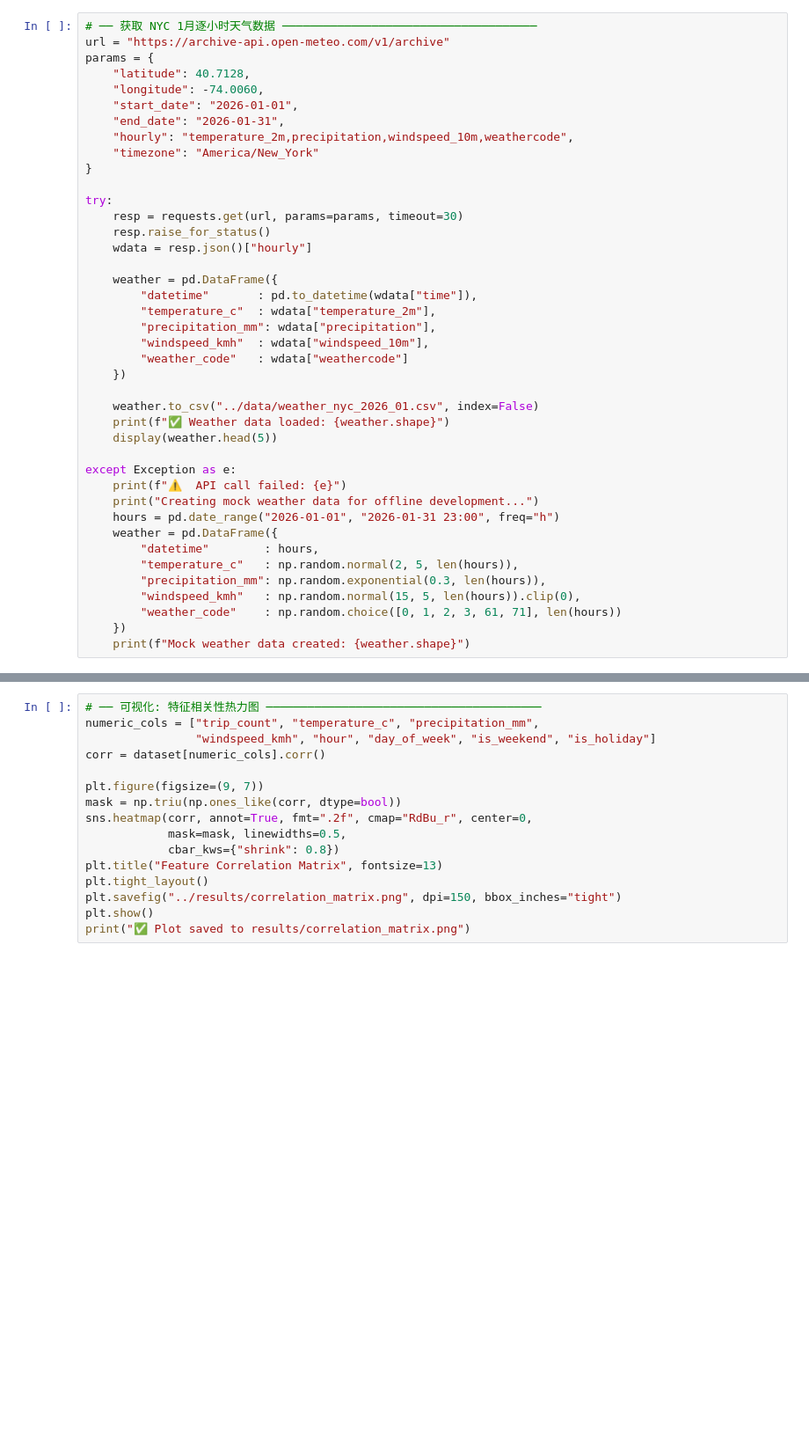
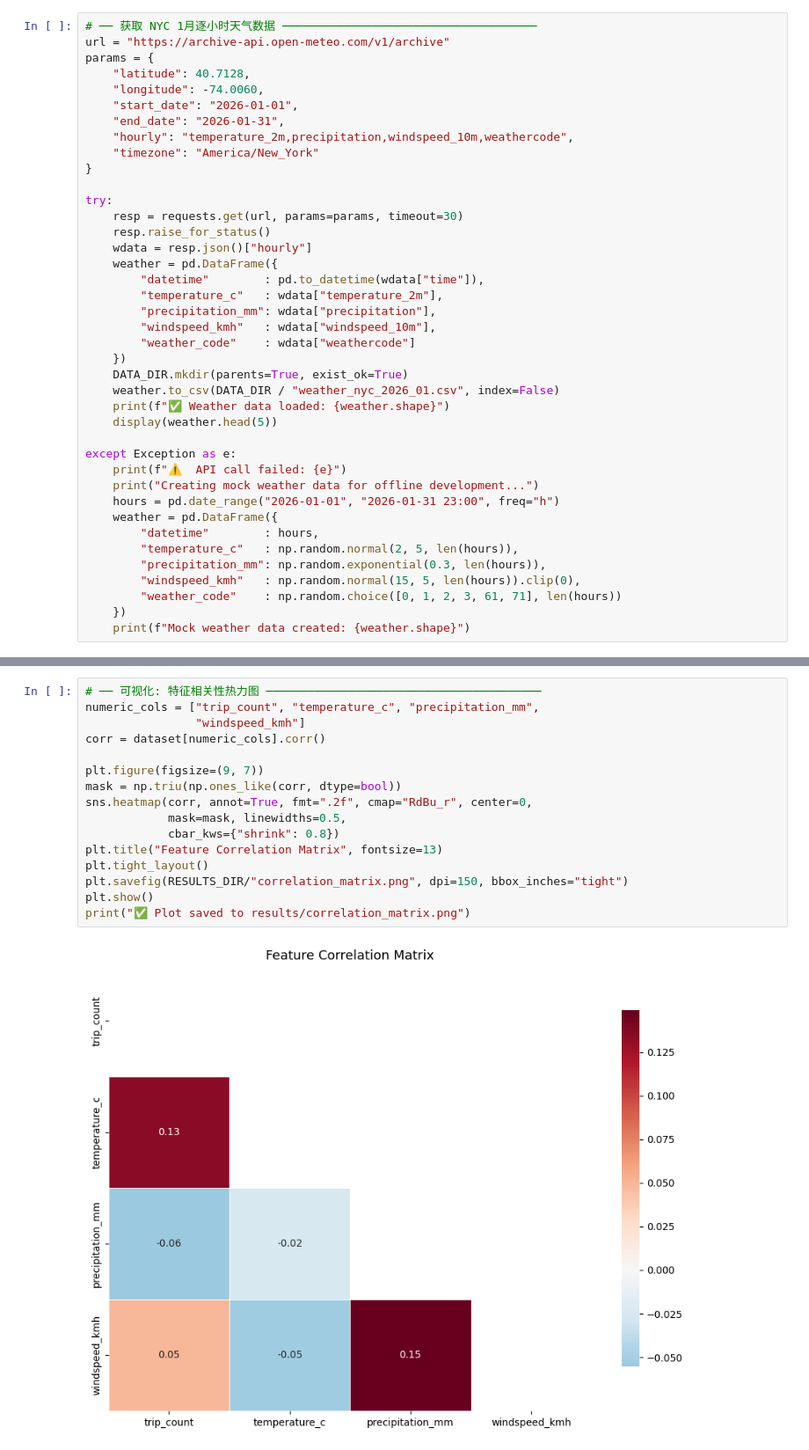
Before and after one commit to rrikku628129/smartcity-project, a Jupyter notebook: notebooks/setup.ipynb, the cells around one changed output, grey strips where cells are left out. Shown at 88% size. Cells and saved outputs as stored; diff of their text form; blank space fills up the shorter version.

```diff
--- a/notebooks/setup.ipynb
+++ b/notebooks/setup.ipynb
@@ -301,16 +474,15 @@ try:
     resp = requests.get(url, params=params, timeout=30)
     resp.raise_for_status()
     wdata = resp.json()["hourly"]
-
     weather = pd.DataFrame({
-        "datetime"       : pd.to_datetime(wdata["time"]),
-        "temperature_c"  : wdata["temperature_2m"],
+        "datetime"        : pd.to_datetime(wdata["time"]),
+        "temperature_c"   : wdata["temperature_2m"],
         "precipitation_mm": wdata["precipitation"],
-        "windspeed_kmh"  : wdata["windspeed_10m"],
-        "weather_code"   : wdata["weathercode"]
+        "windspeed_kmh"   : wdata["windspeed_10m"],
+        "weather_code"    : wdata["weathercode"]
     })
-
-    weather.to_csv("../data/weather_nyc_2026_01.csv", index=False)
+    DATA_DIR.mkdir(parents=True, exist_ok=True)
+    weather.to_csv(DATA_DIR / "weather_nyc_2026_01.csv", index=False)
     print(f"✅ Weather data loaded: {weather.shape}")
     display(weather.head(5))
 
@@ -344,16 +541,18 @@ print(dataset.isnull().sum())
 # %%
 # ── 可视化: 特征相关性热力图 ────────────────────────────────────────
 numeric_cols = ["trip_count", "temperature_c", "precipitation_mm",
-                "windspeed_kmh", "hour", "day_of_week", "is_weekend", "is_holiday"]
+                "windspeed_kmh"]
 corr = dataset[numeric_cols].corr()
 
 plt.figure(figsize=(9, 7))
 mask = np.triu(np.ones_like(corr, dtype=bool))
 sns.heatmap(corr, annot=True, fmt=".2f", cmap="RdBu_r", center=0,
             mask=mask, linewidths=0.5,
             cbar_kws={"shrink": 0.8})
 plt.title("Feature Correlation Matrix", fontsize=13)
 plt.tight_layout()
-plt.savefig("../results/correlation_matrix.png", dpi=150, bbox_inches="tight")
+plt.savefig(RESULTS_DIR/"correlation_matrix.png", dpi=150, bbox_inches="tight")
 plt.show()
 print("✅ Plot saved to results/correlation_matrix.png")
+# %% [output]
+[figure, added]
```
Also changed, not shown: parts of 49 cells of this notebook.
